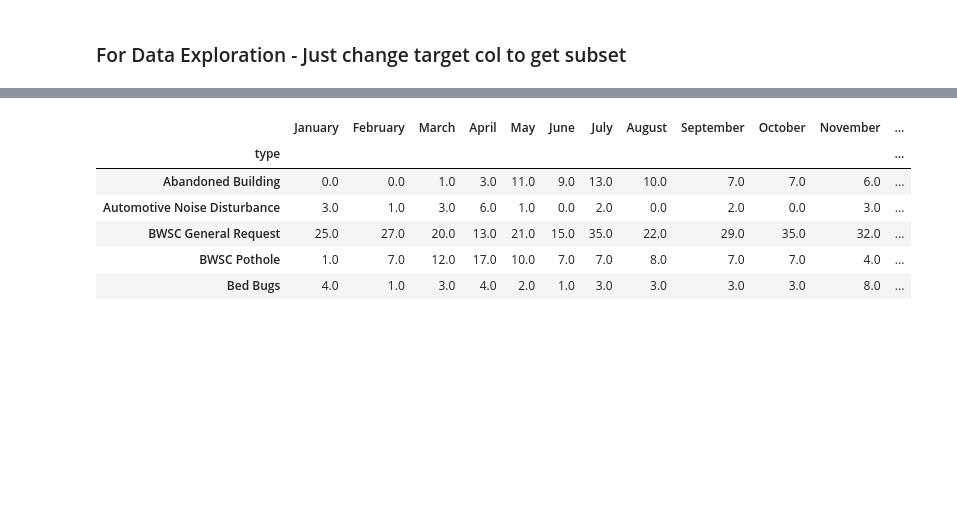
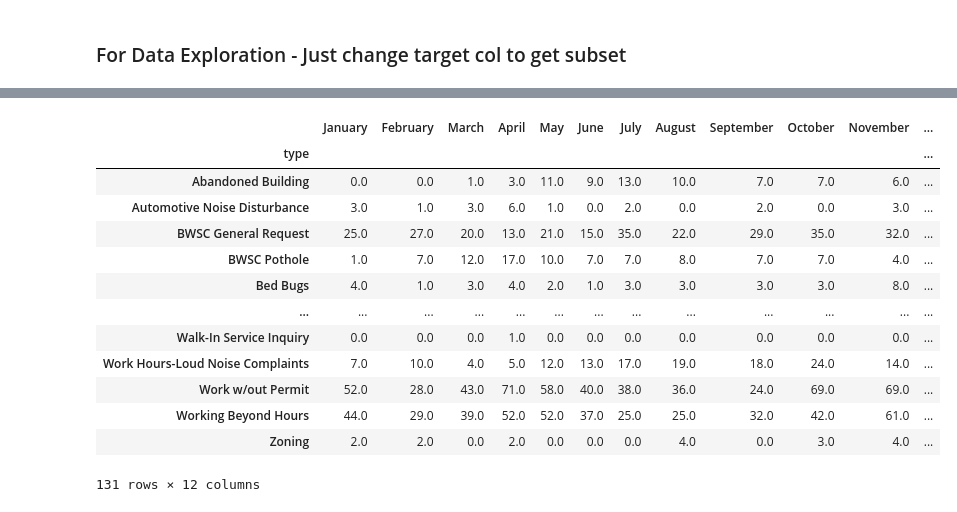
Before and after one commit to cassiecinzori/DS4200_GroupProject_copy, a Jupyter notebook: data_exploration.ipynb, the cells around one changed output, grey strips where cells are left out. Saved outputs shown, nothing was run; the diff lists cells and outputs as text; code cells hidden in the pictures; blank space fills up the shorter version.

```diff
--- a/data_exploration.ipynb
+++ b/data_exploration.ipynb
@@ -28,10 +35,17 @@ old_monthly_data.head()
 # %%
-new_monthly_data.head()
+new_monthly_data
 # %% [output]
 |  | January | February | March | April | May | June | July | August | September | October | November | ... |
 | type |  |  |  |  |  |  |  |  |  |  |  | ... |
 | Abandoned Building | 0.0 | 0.0 | 1.0 | 3.0 | 11.0 | 9.0 | 13.0 | 10.0 | 7.0 | 7.0 | 6.0 | ... |
 | Automotive Noise Disturbance | 3.0 | 1.0 | 3.0 | 6.0 | 1.0 | 0.0 | 2.0 | 0.0 | 2.0 | 0.0 | 3.0 | ... |
 | BWSC General Request | 25.0 | 27.0 | 20.0 | 13.0 | 21.0 | 15.0 | 35.0 | 22.0 | 29.0 | 35.0 | 32.0 | ... |
 | BWSC Pothole | 1.0 | 7.0 | 12.0 | 17.0 | 10.0 | 7.0 | 7.0 | 8.0 | 7.0 | 7.0 | 4.0 | ... |
 | Bed Bugs | 4.0 | 1.0 | 3.0 | 4.0 | 2.0 | 1.0 | 3.0 | 3.0 | 3.0 | 3.0 | 8.0 | ... |
+| ... | ... | ... | ... | ... | ... | ... | ... | ... | ... | ... | ... | ... |
+| Walk-In Service Inquiry | 0.0 | 0.0 | 0.0 | 1.0 | 0.0 | 0.0 | 0.0 | 0.0 | 0.0 | 0.0 | 0.0 | ... |
+| Work Hours-Loud Noise Complaints | 7.0 | 10.0 | 4.0 | 5.0 | 12.0 | 13.0 | 17.0 | 19.0 | 18.0 | 24.0 | 14.0 | ... |
+| Work w/out Permit | 52.0 | 28.0 | 43.0 | 71.0 | 58.0 | 40.0 | 38.0 | 36.0 | 24.0 | 69.0 | 69.0 | ... |
+| Working Beyond Hours | 44.0 | 29.0 | 39.0 | 52.0 | 52.0 | 37.0 | 25.0 | 25.0 | 32.0 | 42.0 | 61.0 | ... |
+| Zoning | 2.0 | 2.0 | 0.0 | 2.0 | 0.0 | 0.0 | 0.0 | 4.0 | 0.0 | 3.0 | 4.0 | ... |
+131 rows × 12 columns
```
Also changed, not shown: parts of 1 cell of this notebook, 1 other file.
